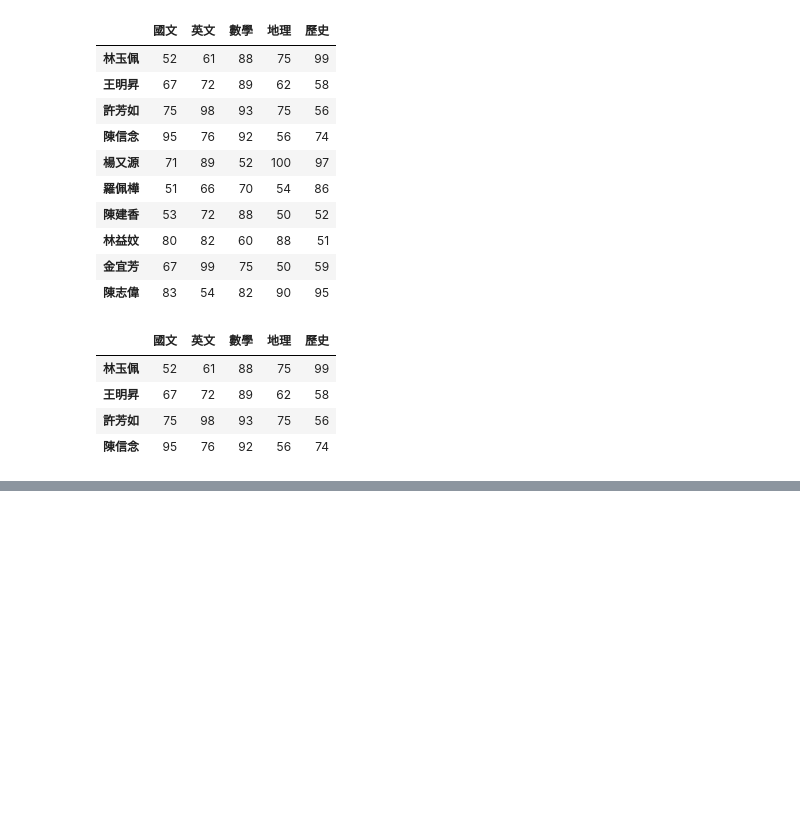
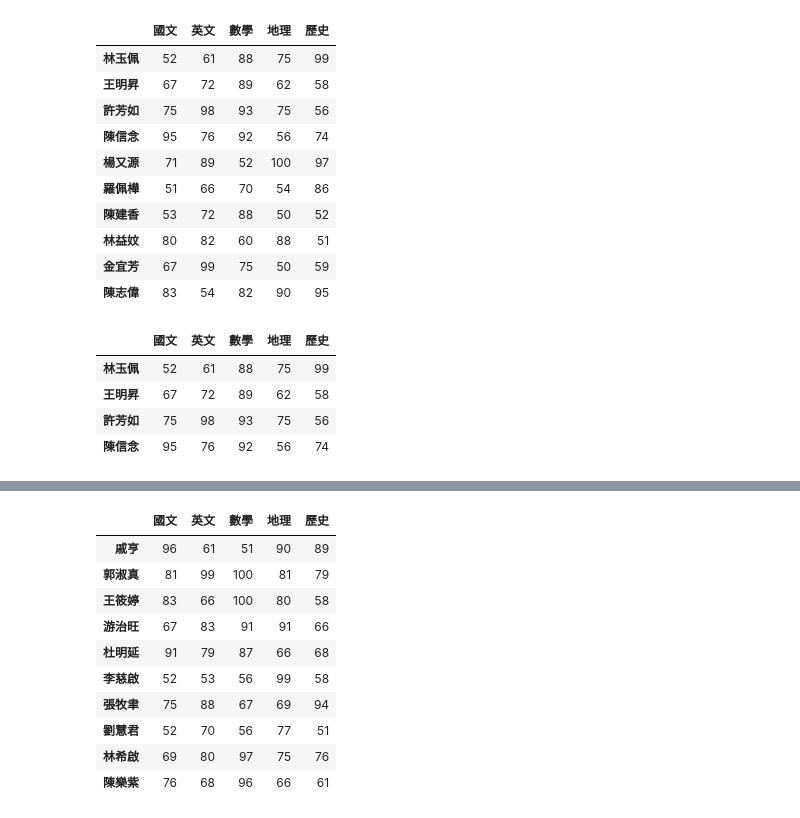
Before and after one commit to wu4fmp6/python_analysis, a Jupyter notebook: lesson5_4.ipynb, the cells around one changed output, grey strips where cells are left out. Drawn from its saved outputs; the diff is of its cells as text; code cells hidden in the pictures; blank space fills up the shorter version.

```diff
--- a/lesson5_4.ipynb
+++ b/lesson5_4.ipynb
@@ -128,0 +154,14 @@ df.iloc[0:4]
+# %%
+df[-10:]
+# %% [output]
+|  | 國文 | 英文 | 數學 | 地理 | 歷史 |
+| 戚亨 | 96 | 61 | 51 | 90 | 89 |
+| 郭淑真 | 81 | 99 | 100 | 81 | 79 |
+| 王筱婷 | 83 | 66 | 100 | 80 | 58 |
+| 游治旺 | 67 | 83 | 91 | 91 | 66 |
+| 杜明延 | 91 | 79 | 87 | 66 | 68 |
+| 李慈啟 | 52 | 53 | 56 | 99 | 58 |
+| 張牧聿 | 75 | 88 | 67 | 69 | 94 |
+| 劉慧君 | 52 | 70 | 56 | 77 | 51 |
+| 林希啟 | 69 | 80 | 97 | 75 | 76 |
+| 陳樂紫 | 76 | 68 | 96 | 66 | 61 |
```
Also changed, not shown: parts of 2 cells of this notebook.
